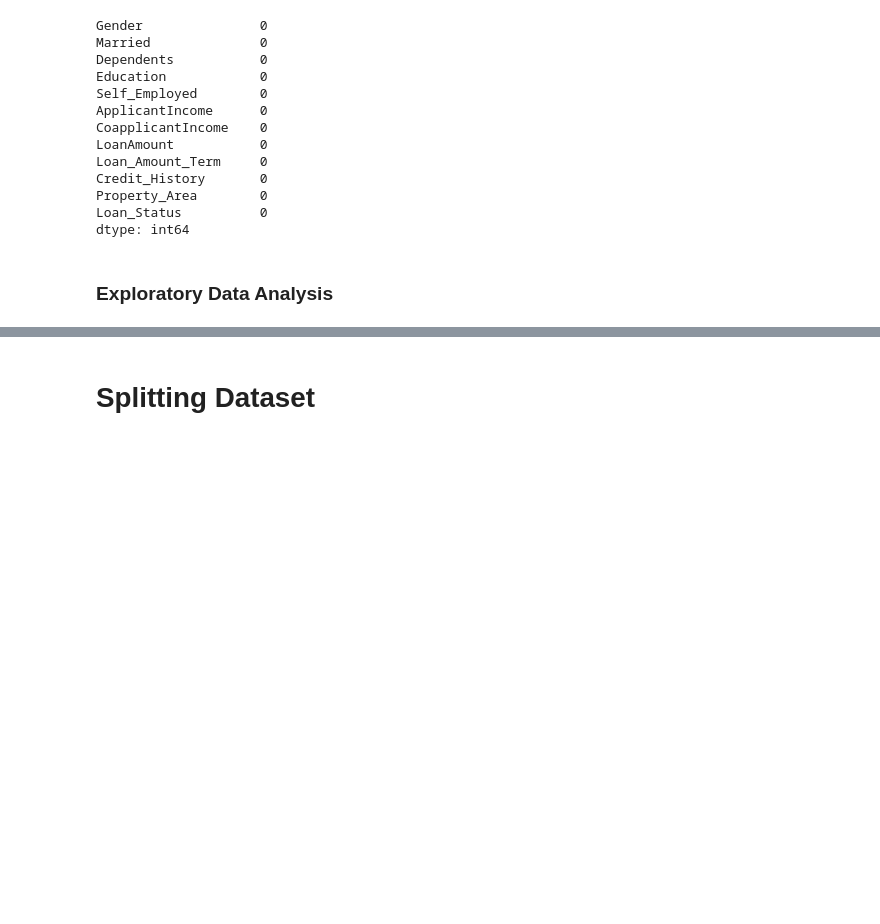
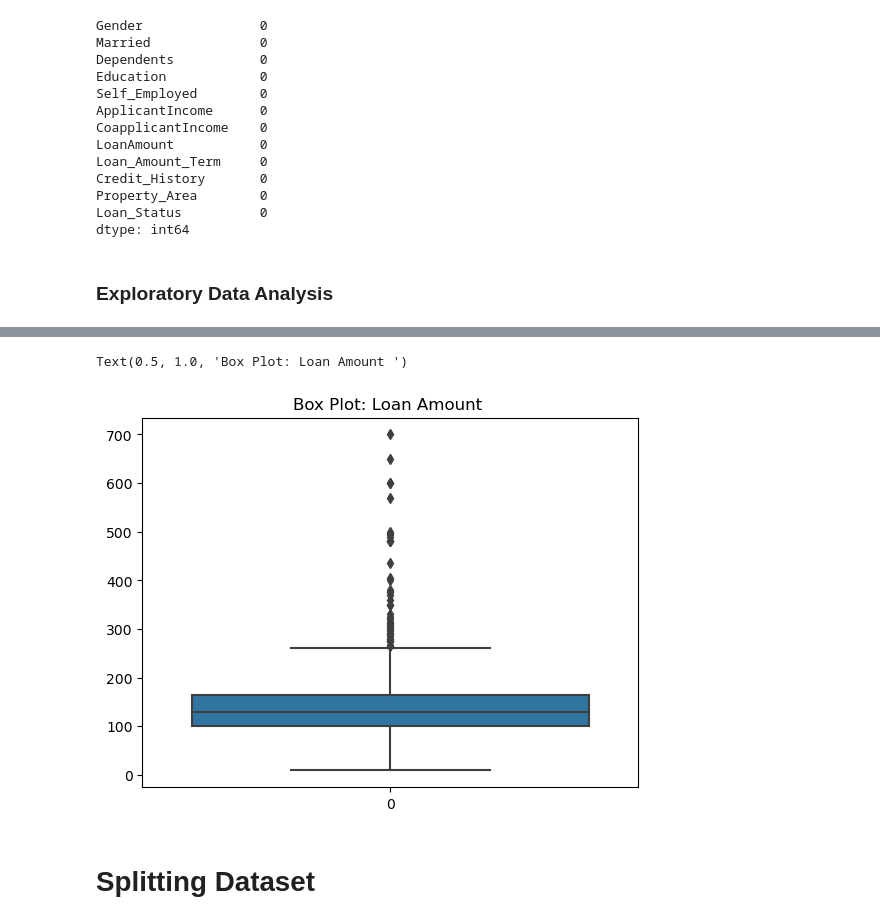
Before and after one commit to johncuevas51/Project_4_Group7, a Jupyter notebook: Loan_prediction_spark.ipynb, the cells around one changed output, grey strips where cells are left out. Drawn from its saved outputs; the diff is of its cells as text; code cells hidden in the pictures; blank space fills up the shorter version.

```diff
--- a/Loan_prediction_spark.ipynb
+++ b/Loan_prediction_spark.ipynb
@@ -251,3 +284,9 @@ Name: Education, dtype: int64
+# %%
+sns.boxplot(data['LoanAmount'])
+plt.title("Box Plot: Loan Amount ")
+# %% [output]
+Text(0.5, 1.0, 'Box Plot: Loan Amount ')
+[figure, added]
 # %% [markdown]
 # Splitting Dataset
 # %%
```
Also changed, not shown: parts of 17 cells of this notebook.
